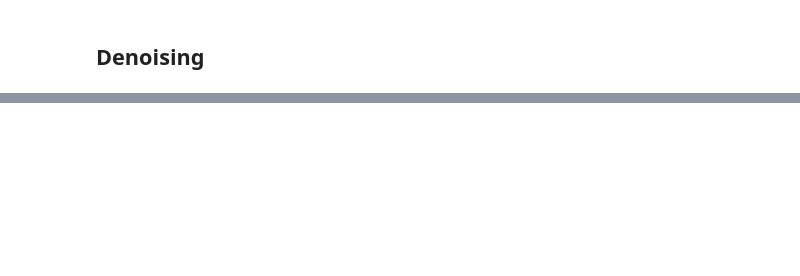
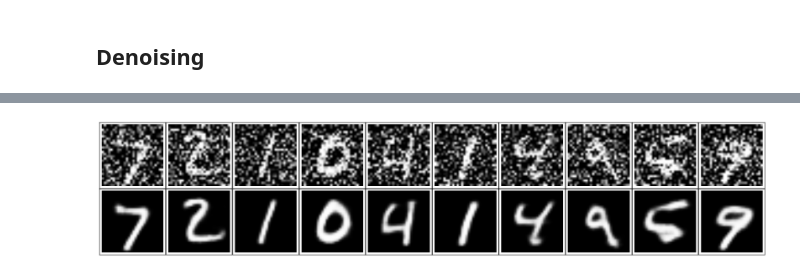
Before and after one commit to afcarl/deep-learning-practice, a Jupyter notebook: autoencoder/convolutional_autoencoder.ipynb, the cells around one changed output, grey strips where cells are left out. Drawn from its saved outputs; the diff is of its cells as text; code cells hidden in the pictures; blank space fills up the shorter version.

```diff
--- a/autoencoder/convolutional_autoencoder.ipynb
+++ b/autoencoder/convolutional_autoencoder.ipynb
@@ -214,0 +229,5 @@ x = tf.placeholder()
+# %%
+x = tf.placeholder(dtype=tf.float32,
+                   shape=[None, 28, 28, 1])
+y_ = tf.placeholder(dtype=tf.float32,
+                    shape=[None, 28, 28, 1])
@@ -214,0 +306,4 @@ x = tf.placeholder()
+# %%
+loss = tf.nn.sigmoid_cross_entropy_with_logits(labels=y_, logits=logit)
+cross_entropy = tf.reduce_mean(loss)
+train_step = tf.train.AdamOptimizer(0.001).minimize(cross_entropy)
@@ -214,0 +312,19 @@ x = tf.placeholder()
+# %%
+sess = tf.Session()
+# %%
+epochs = 20
+batch_size = 200
+noise_factor = 0.5
+
+sess.run(tf.global_variables_initializer())
+for e in range(epochs):
+    for i in range(mnist.train.num_examples//batch_size):
+        batch = mnist.train.next_batch(200)
+        imgs = batch[0].reshape((-1, 28, 28, 1))
+        noisy_imgs = imgs + noise_factor * np.random.randn(*imgs.shape)
+        noisy_imgs = np.clip(noisy_imgs, 0., 1.)
+        batch_cost, _ = sess.run([cross_entropy, train_step],
+                                 feed_dict={x: noisy_imgs, y_: imgs})
+
+        if i%10 == 0:
+            print("epoch {0}/ loss: {1:.4f} ".format(e+1, batch_cost))
@@ -214,0 +349,18 @@ x = tf.placeholder()
+# %%
+fig, axes = plt.subplots(nrows=2, ncols=10, sharex=True, sharey=True, figsize=(20,4))
+in_imgs = mnist.test.images[:10]
+noisy_imgs = in_imgs + noise_factor * np.random.randn(*in_imgs.shape)
+noisy_imgs = np.clip(noisy_imgs, 0., 1.)
+
+reconstructed = sess.run(decoded, feed_dict={x: noisy_imgs.reshape((10, 28, 28, 1))})
+
+for images, row in zip([noisy_imgs, reconstructed], axes):
+    for img, ax in zip(images, row):
+        ax.imshow(img.reshape((28, 28)), cmap='Greys_r')
+        ax.get_xaxis().set_visible(False)
+        ax.get_yaxis().set_visible(False)
+
+fig.tight_layout(pad=0.1)
+plt.show()
+# %% [output]
+[figure, added]
```
Also changed, not shown: parts of 13 cells of this notebook.
